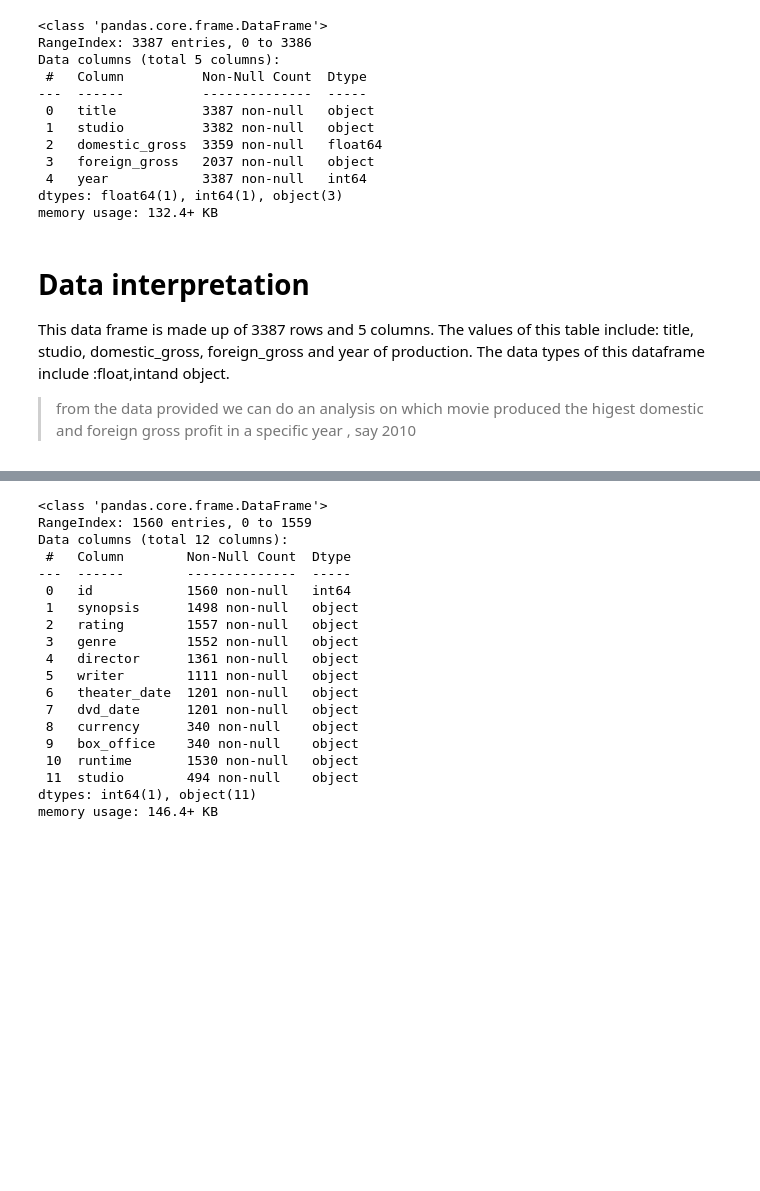
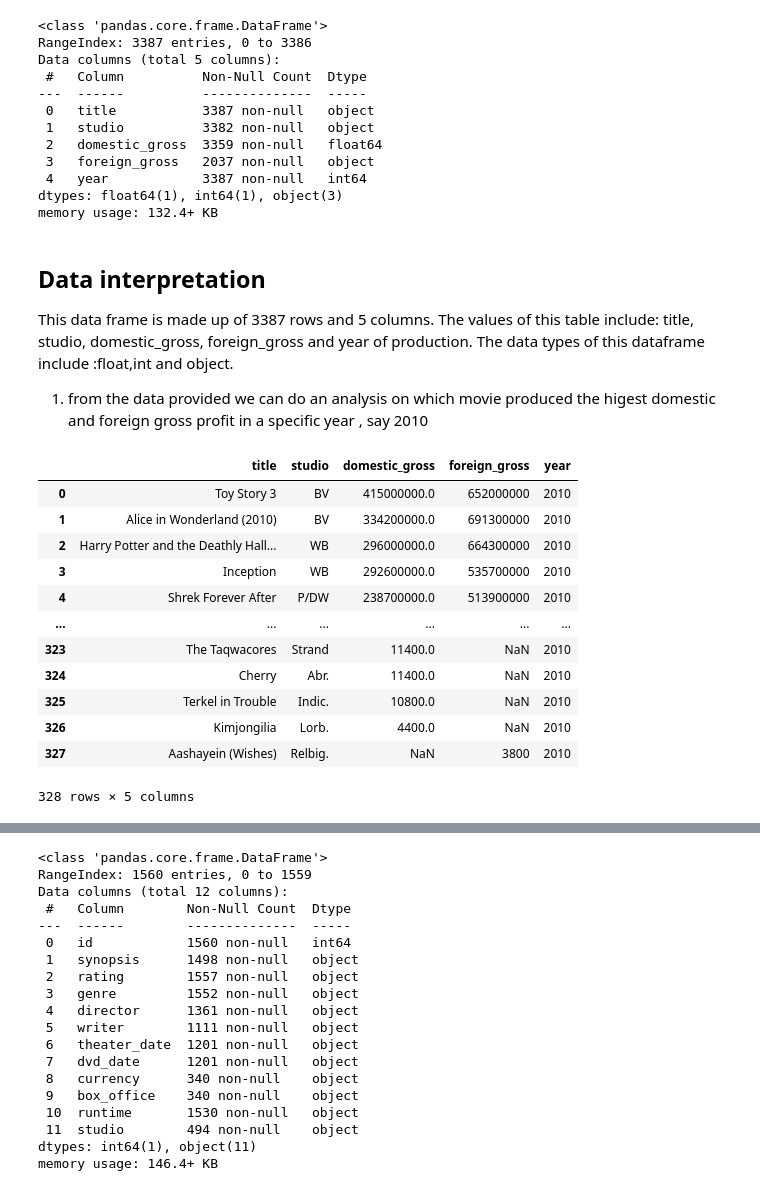
Before and after one commit to Nyabaga/Film-Fortune-Telling, a Jupyter notebook: student.ipynb, the cells around one changed output, grey strips where cells are left out. Cells and saved outputs as stored; diff of their text form; code cells hidden in the pictures; blank space fills up the shorter version.

```diff
--- a/student.ipynb
+++ b/student.ipynb
@@ -44,6 +46,24 @@ Data columns (total 5 columns):
 dtypes: float64(1), int64(1), object(3)
 memory usage: 132.4+ KB
 # %% [markdown]
-# Data interpretation
-This data frame is made up of 3387 rows and 5 columns. The values of this table include: title, studio, domestic_gross, foreign_gross and year of production. The data types of this dataframe include :float,intand object.
-> from the data provided we can do an analysis on which movie produced the higest domestic and foreign gross profit in a specific year , say 2010
+## Data interpretation
+This data frame is made up of 3387 rows and 5 columns. The values of this table include: title, studio, domestic_gross, foreign_gross and year of production. The data types of this dataframe include :float,int and object.
+1. from the data provided we can do an analysis on which movie produced the higest domestic and foreign gross profit in a specific year , say 2010
+# %%
+# Filtering data for the year 2010
+df_2010 = df_bom_gross[df_bom_gross['year'] == 2010]
+df_2010
+# %% [output]
+|  | title | studio | domestic_gross | foreign_gross | year |
+| 0 | Toy Story 3 | BV | 415000000.0 | 652000000 | 2010 |
+| 1 | Alice in Wonderland (2010) | BV | 334200000.0 | 691300000 | 2010 |
+| 2 | Harry Potter and the Deathly Hall... | WB | 296000000.0 | 664300000 | 2010 |
+| 3 | Inception | WB | 292600000.0 | 535700000 | 2010 |
+| 4 | Shrek Forever After | P/DW | 238700000.0 | 513900000 | 2010 |
+| ... | ... | ... | ... | ... | ... |
+| 323 | The Taqwacores | Strand | 11400.0 | NaN | 2010 |
+| 324 | Cherry | Abr. | 11400.0 | NaN | 2010 |
+| 325 | Terkel in Trouble | Indic. | 10800.0 | NaN | 2010 |
+| 326 | Kimjongilia | Lorb. | 4400.0 | NaN | 2010 |
+| 327 | Aashayein (Wishes) | Relbig. | NaN | 3800 | 2010 |
+328 rows × 5 columns
```
Also changed, not shown: parts of 11 cells of this notebook.
